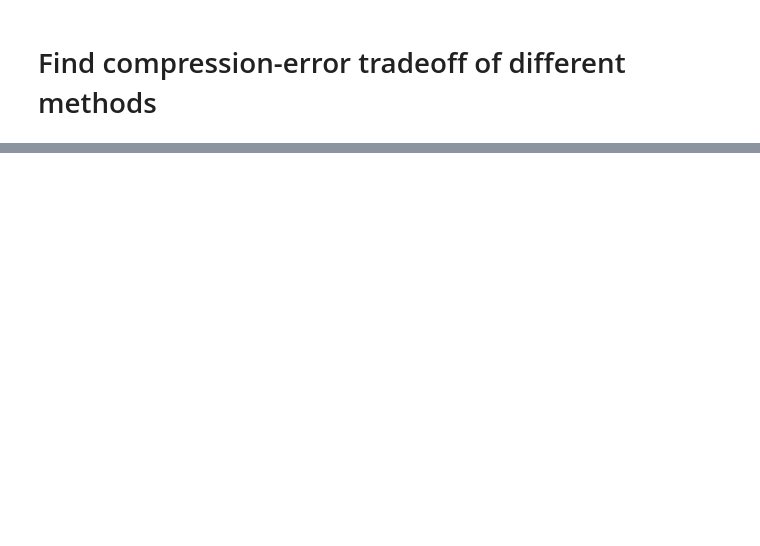
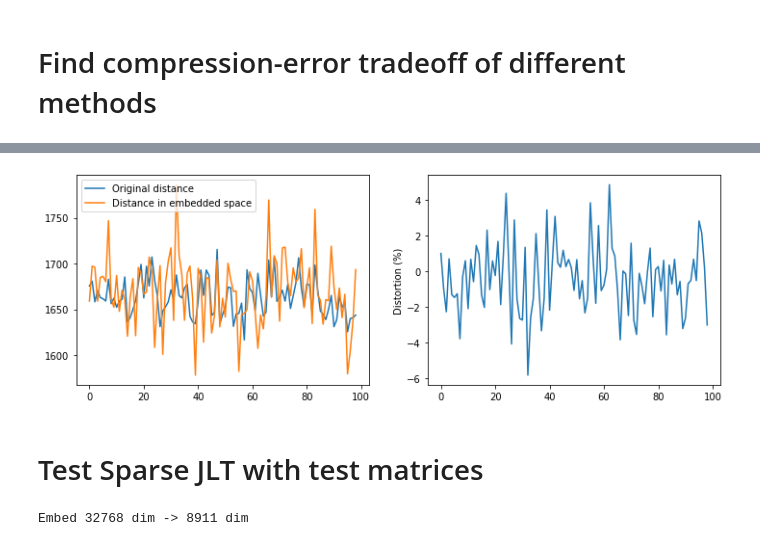
Before and after one commit to nipunagarwala/ee364b-final-project, a Jupyter notebook: FJLTDemo.ipynb, the cells around one changed output, grey strips where cells are left out. Drawn from its saved outputs; the diff is of its cells as text; code cells hidden in the pictures; blank space fills up the shorter version.

```diff
--- a/FJLTDemo.ipynb
+++ b/FJLTDemo.ipynb
@@ -167,0 +213,14 @@ plt.show()
+# %%
+def sjlt_sparse_rep(A, k):
+    """
+    Yin et al. 2020 ESE: Extremely Sparse JL Transform. Implemented for scipy.sparse representation.
+    """
+    d = A.shape[1]
+    h = np.random.choice(d, size=k)
+    sigma = np.random.choice([-1, 1], size=d)
+    R = sparse.lil_matrix((d, k))
+    for j in range(k):
+        R[h[j], j] = sigma[h[j]]
+    R = R.tocsc()
+    A_sjlt = (A.dot(R)).multiply(np.sqrt(d / k))
+    return A_sjlt
@@ -167,0 +238,36 @@ plt.show()
+# %%
+A_sjlt = sjlt_sparse_rep(A, k)
+# %%
+distortion, dist, dist_embedded = eval_dist_sparse(A, A_sjlt)
+# %%
+fig, ax = plt.subplots(nrows=1, ncols=2, figsize=(12, 4))
+ax[0].plot(dist, label='Original distance')
+ax[0].plot(dist_embedded, label='Distance in embedded space')
+ax[0].legend()
+ax[1].plot(distortion * 100)
+ax[1].set_ylabel('Distortion (%)')
+fig.show()
+# %% [output]
+[figure, added]
+# %% [markdown]
+# Test Sparse JLT with test matrices
+# %%
+# File names
+A_dir = 'matrices/Trefethen_32768.mat'
+Mstar_dir = 'matrices/Trefethen_SSAI_32768.mat'
+
+# Load matrices
+A = sio.loadmat(A_dir, squeeze_me=True)['tref2']
+Mstar = sio.loadmat(Mstar_dir, squeeze_me=True)['Mst']
+
+# Parameters
+d = A.shape[0]
+k = johnson_lindenstrauss_min_dim(d, eps=0.1)
+print('Embed {} dim -> {} dim'.format(d, k))
+
+# Calculate S
+Id = sparse.eye(d).tocsc()
+MA = Mstar.dot(A)
+S = Id.multiply(2) - MA - MA.transpose()
+# %% [output]
+Embed 32768 dim -> 8911 dim
```
Also changed, not shown: parts of 17 cells of this notebook, 2 other files.
